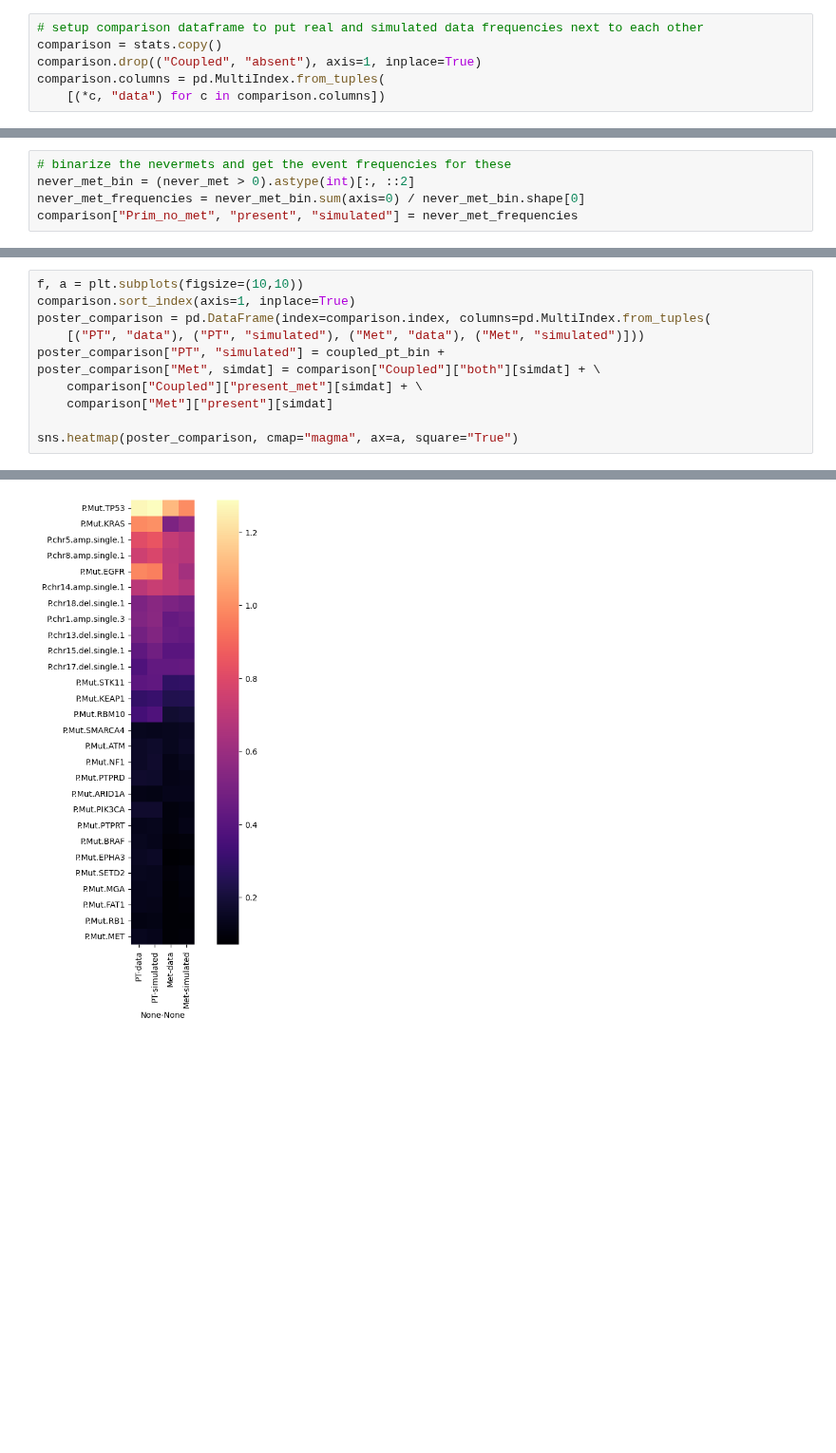
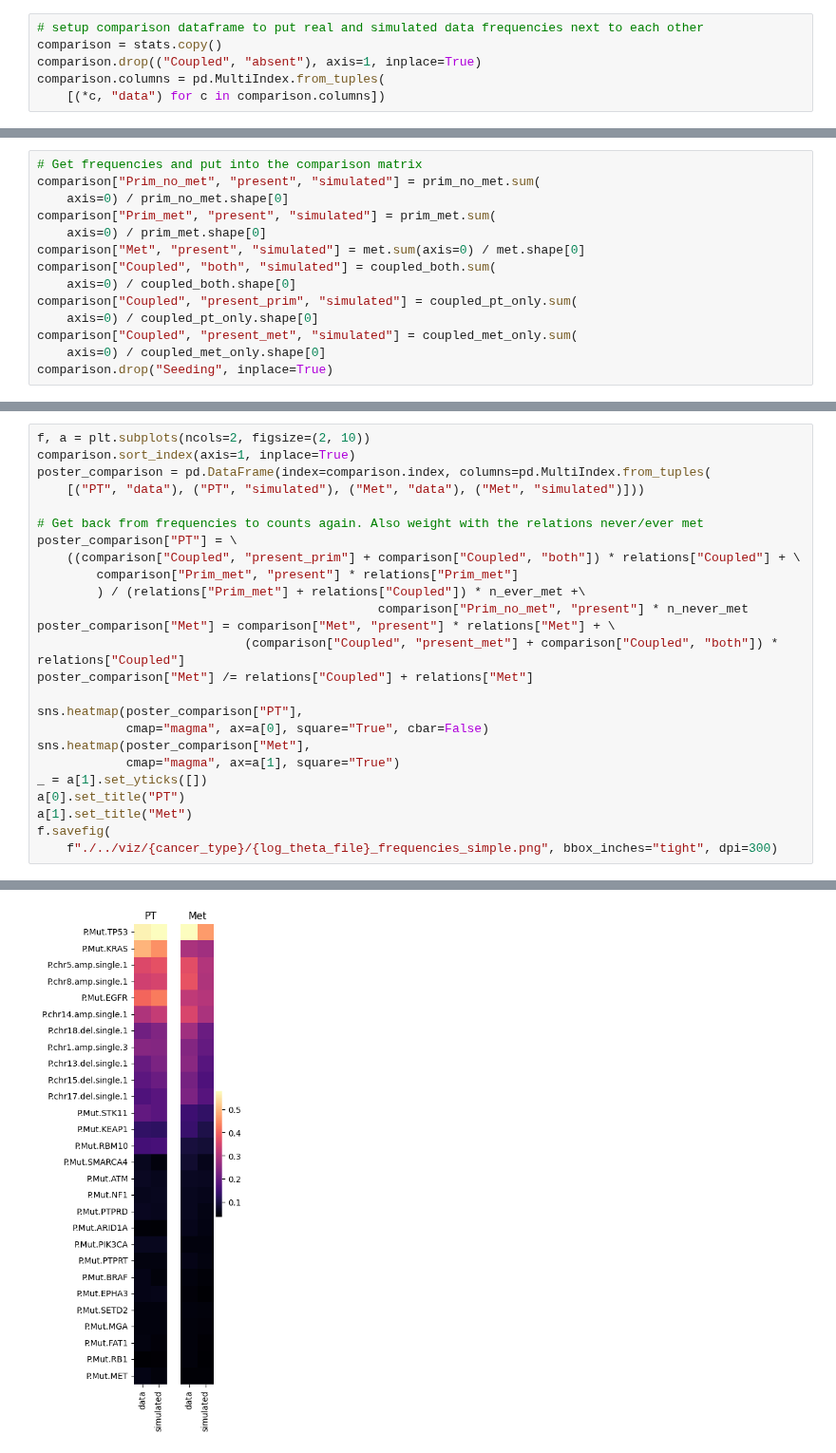
Before and after one commit to cbg-ethz/metMHN, a Jupyter notebook: analyses/frequency_analysis.ipynb, the cells around one changed output, grey strips where cells are left out. Shown at 95% size. Drawn from its saved outputs; the diff is of its cells as text; blank space fills up the shorter version.

```diff
--- a/analyses/frequency_analysis.ipynb
+++ b/analyses/frequency_analysis.ipynb
@@ -101,5 +62,0 @@ coupled = simulated_timed_2[simulated_timed_1[:, -1] > 0]
-# %%
-# binarize the nevermets and get the event frequencies for these
-never_met_bin = (never_met > 0).astype(int)[:, ::2]
-never_met_frequencies = never_met_bin.sum(axis=0) / never_met_bin.shape[0]
-comparison["Prim_no_met", "present", "simulated"] = never_met_frequencies
@@ -137,3 +76,17 @@ comparison.drop("Seeding", inplace=True)
+# %%
+# Get frequencies and put into the comparison matrix
+comparison["Prim_no_met", "present", "simulated"] = prim_no_met.sum(
+    axis=0) / prim_no_met.shape[0]
+comparison["Prim_met", "present", "simulated"] = prim_met.sum(
+    axis=0) / prim_met.shape[0]
+comparison["Met", "present", "simulated"] = met.sum(axis=0) / met.shape[0]
+comparison["Coupled", "both", "simulated"] = coupled_both.sum(
+    axis=0) / coupled_both.shape[0]
+comparison["Coupled", "present_prim", "simulated"] = coupled_pt_only.sum(
+    axis=0) / coupled_pt_only.shape[0]
+comparison["Coupled", "present_met", "simulated"] = coupled_met_only.sum(
+    axis=0) / coupled_met_only.shape[0]
+comparison.drop("Seeding", inplace=True)
 # %%
 f, a = plt.subplots(figsize=(10, 10))
 comparison.sort_index(axis=1, inplace=True)
@@ -144,14 +97,28 @@ f.savefig(
 # %% [output]
 [figure]
 # %%
-f, a = plt.subplots(figsize=(10,10))
+f, a = plt.subplots(ncols=2, figsize=(2, 10))
 comparison.sort_index(axis=1, inplace=True)
 poster_comparison = pd.DataFrame(index=comparison.index, columns=pd.MultiIndex.from_tuples(
     [("PT", "data"), ("PT", "simulated"), ("Met", "data"), ("Met", "simulated")]))
-poster_comparison["PT", "simulated"] = coupled_pt_bin +
-poster_comparison["Met", simdat] = comparison["Coupled"]["both"][simdat] + \
-    comparison["Coupled"]["present_met"][simdat] + \
-    comparison["Met"]["present"][simdat]
 
-sns.heatmap(poster_comparison, cmap="magma", ax=a, square="True")
+# Get back from frequencies to counts again. Also weight with the relations never/ever met
+poster_comparison["PT"] = \
+    ((comparison["Coupled", "present_prim"] + comparison["Coupled", "both"]) * relations["Coupled"] + \
+        comparison["Prim_met", "present"] * relations["Prim_met"]
+        ) / (relations["Prim_met"] + relations["Coupled"]) * n_ever_met +\
+                                              comparison["Prim_no_met", "present"] * n_never_met
+poster_comparison["Met"] = comparison["Met", "present"] * relations["Met"] + \
+                            (comparison["Coupled", "present_met"] + comparison["Coupled", "both"]) * relations["Coupled"]
+poster_comparison["Met"] /= relations["Coupled"] + relations["Met"]
+
+sns.heatmap(poster_comparison["PT"],
+            cmap="magma", ax=a[0], square="True", cbar=False)
+sns.heatmap(poster_comparison["Met"],
+            cmap="magma", ax=a[1], square="True")
+_ = a[1].set_yticks([])
+a[0].set_title("PT")
+a[1].set_title("Met")
+f.savefig(
+    f"./../viz/{cancer_type}/{log_theta_file}_frequencies_simple.png", bbox_inches="tight", dpi=300)
 # %% [output]
@@ -159 +125 @@ sns.heatmap(poster_comparison, cmap="magma", ax=a, square="True")
-[figure, old version]
+[figure, new version]
```
Also changed, not shown: parts of 15 cells of this notebook.
